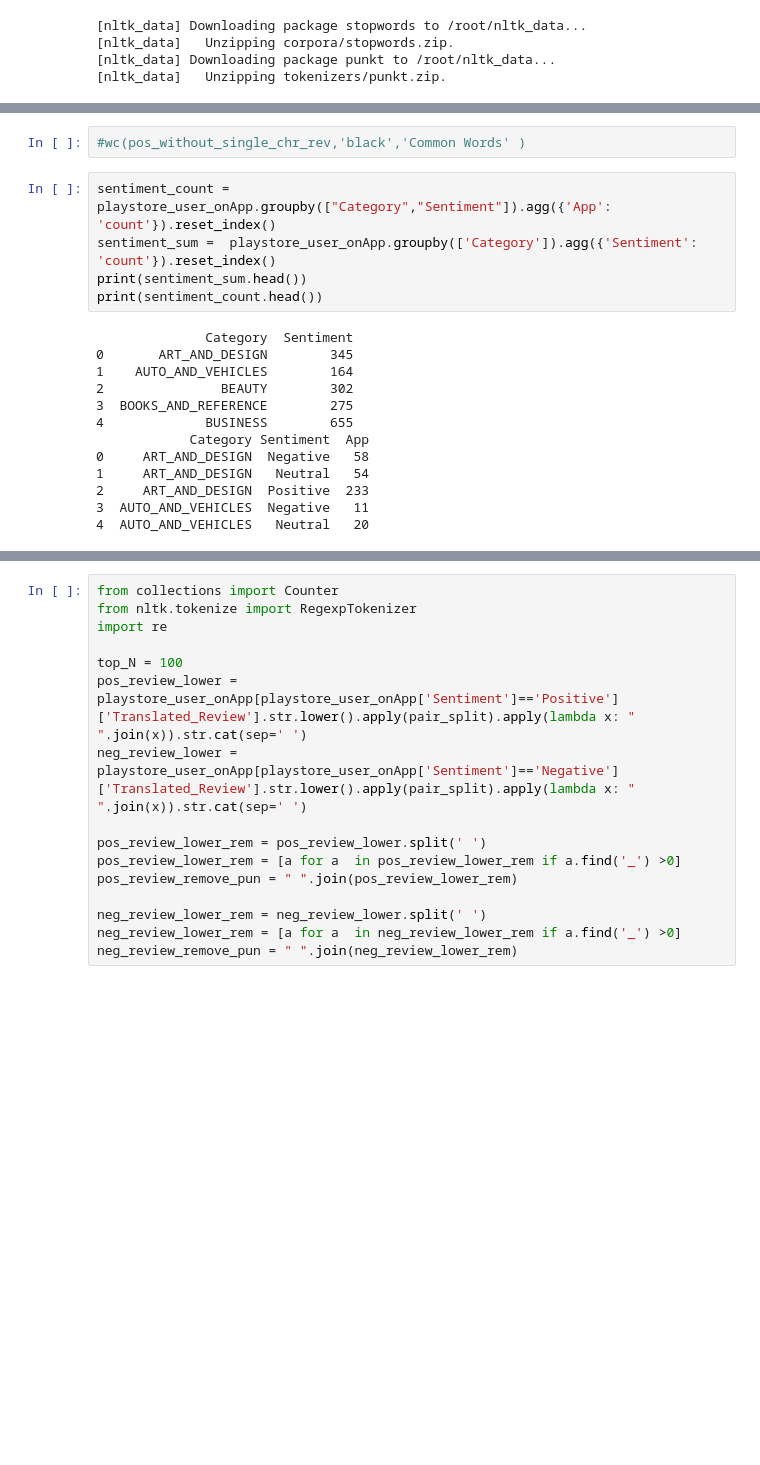
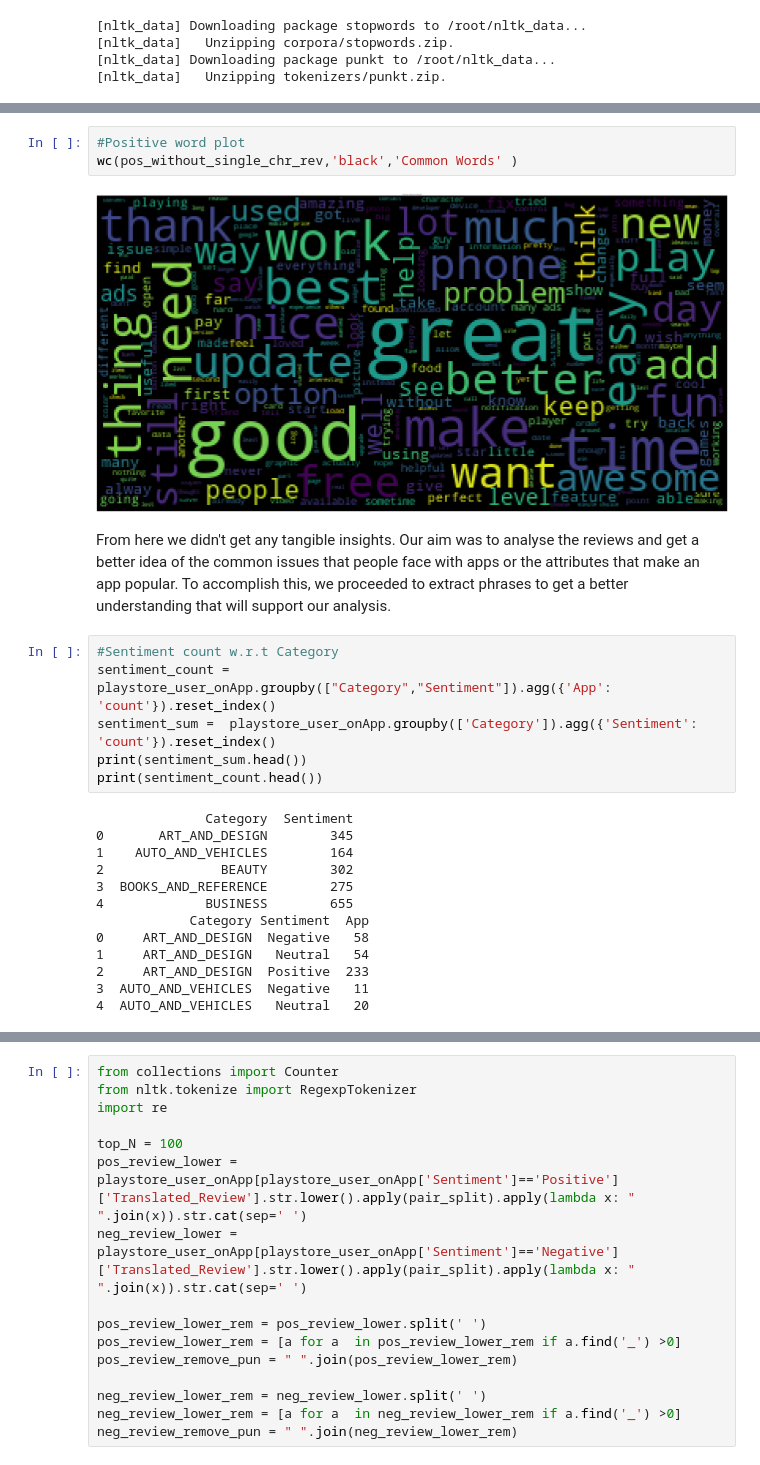
Before and after one commit to Mahima2208/EDA_PlayStore_Apps_Analysis, a Jupyter notebook: MAHIMA_PHALKEY_Play_Store_App_Review_Analysis_Capstone_Project.ipynb, the cells around one changed output, grey strips where cells are left out. Cells and saved outputs as stored; diff of their text form; blank space fills up the shorter version.

```diff
--- a/MAHIMA_PHALKEY_Play_Store_App_Review_Analysis_Capstone_Project.ipynb
+++ b/MAHIMA_PHALKEY_Play_Store_App_Review_Analysis_Capstone_Project.ipynb
@@ -1397,6 +1432,12 @@ for w_tags in neu_word_tokens_tags:
 # %%
-#wc(pos_without_single_chr_rev,'black','Common Words' )
+#Positive word plot
+wc(pos_without_single_chr_rev,'black','Common Words' )
+# %% [output]
+[figure, added]
+# %% [markdown]
+From here we didn't get any tangible insights. Our aim was to analyse the reviews and get a better idea of the common issues that people face with apps or the attributes that make an app popular. To accomplish this, we proceeded to extract phrases to get a better understanding that will support our analysis.
 # %%
+#Sentiment count w.r.t Category
 sentiment_count = playstore_user_onApp.groupby(["Category","Sentiment"]).agg({'App': 'count'}).reset_index()
 sentiment_sum =  playstore_user_onApp.groupby(['Category']).agg({'Sentiment': 'count'}).reset_index()
 print(sentiment_sum.head())
```
Also changed, not shown: parts of 25 cells of this notebook.
